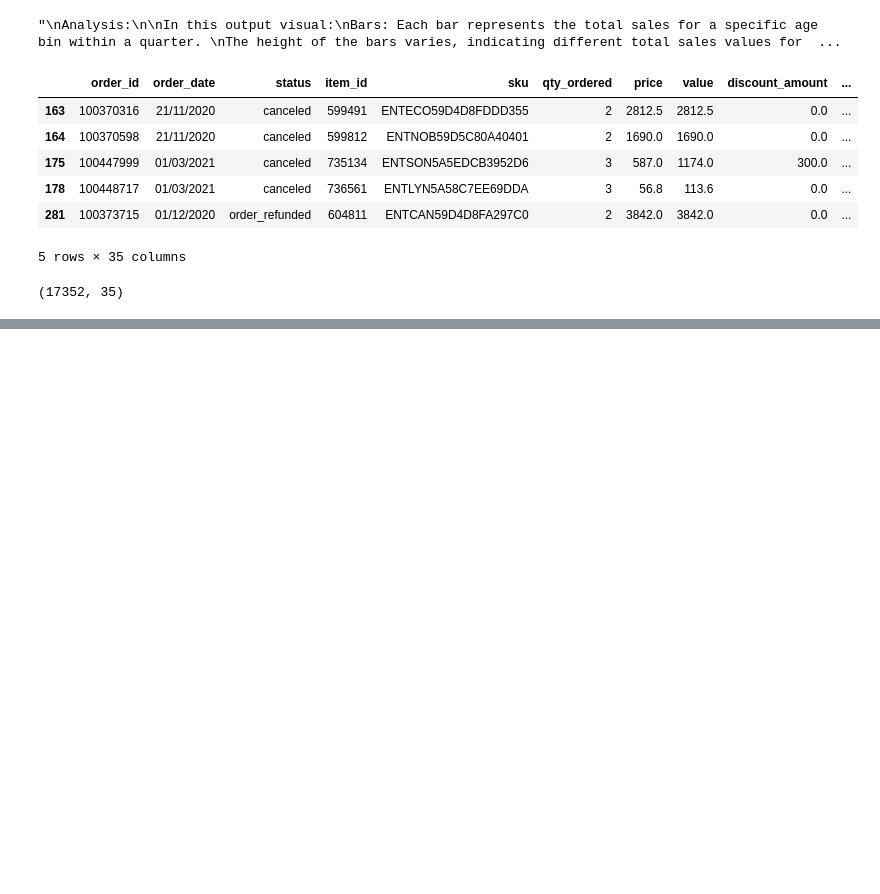
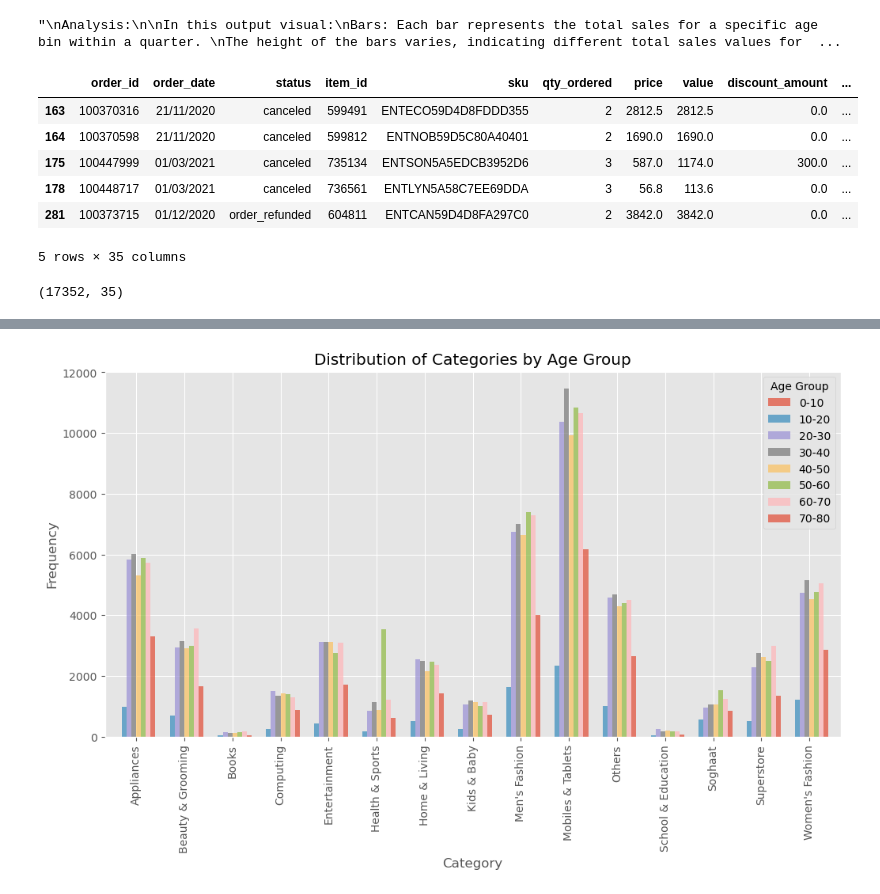
Before and after one commit to dzemal5/prime_suspects, a Jupyter notebook: Amazon Sales FY2020-21.ipynb, the cells around one changed output, grey strips where cells are left out. Drawn from its saved outputs; the diff is of its cells as text; code cells hidden in the pictures; blank space fills up the shorter version.

```diff
--- a/Amazon Sales FY2020-21.ipynb
+++ b/Amazon Sales FY2020-21.ipynb
@@ -605,0 +646,28 @@ entertainment_df.shape
+# %%
+age_bins = [0, 10, 20, 30, 40, 50, 60, 70, 80]
+
+age_labels = ["0-10","10-20", "20-30", "30-40", "40-50", "50-60", "60-70", "70-80"]
+
+main_df['Age Group'] = pd.cut(main_df['age'], bins=age_bins, labels=age_labels, right=False)
+
+count_df = main_df.groupby(['category', 'Age Group']).size().unstack(fill_value=0)
+
+count_df.plot(kind='bar', alpha=0.7, figsize=(12, 6), width=0.8)
+
+plt.title('Distribution of Categories by Age Group')
+
+plt.xlabel('Category')
+
+plt.ylabel('Frequency')
+
+plt.show()
+
+
+# ax = count_df[['Gender', 'category']].plot.hist(bins=30, alpha=0.7, figsize=(12, 6))
+
+# Adding titles and labels
+# ax.set_title('Histogram of Two Variables')
+# ax.set_xlabel('Value')
+# ax.set_ylabel('Frequency')
+# %% [output]
+[figure, added]
```
Also changed, not shown: parts of 9 cells of this notebook.
